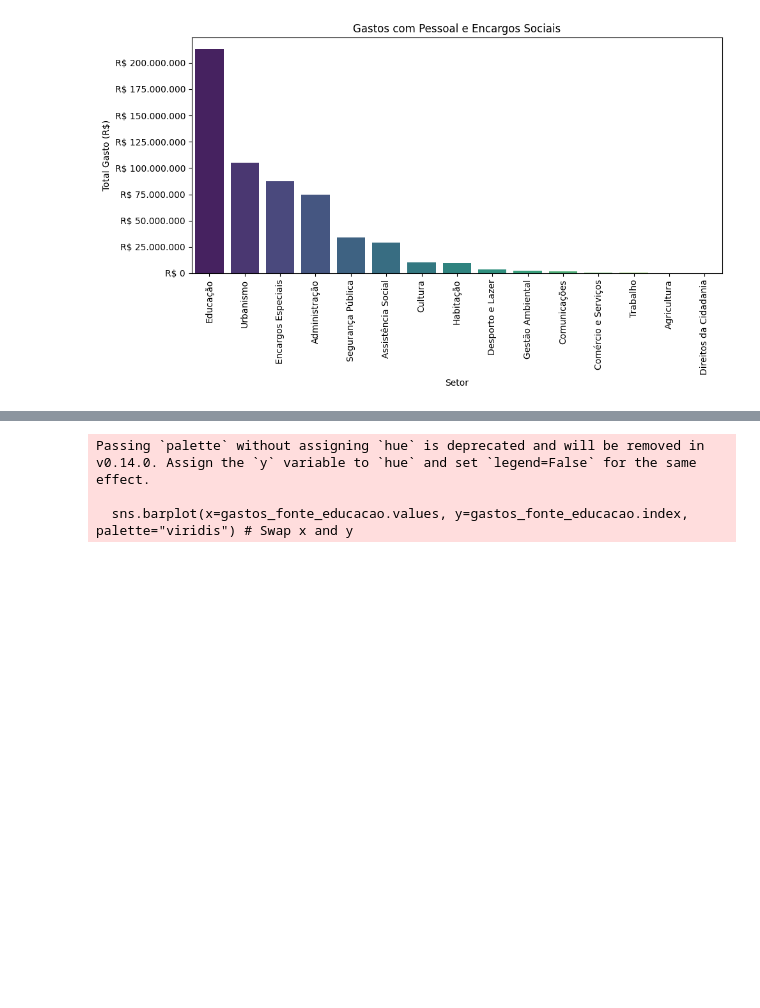
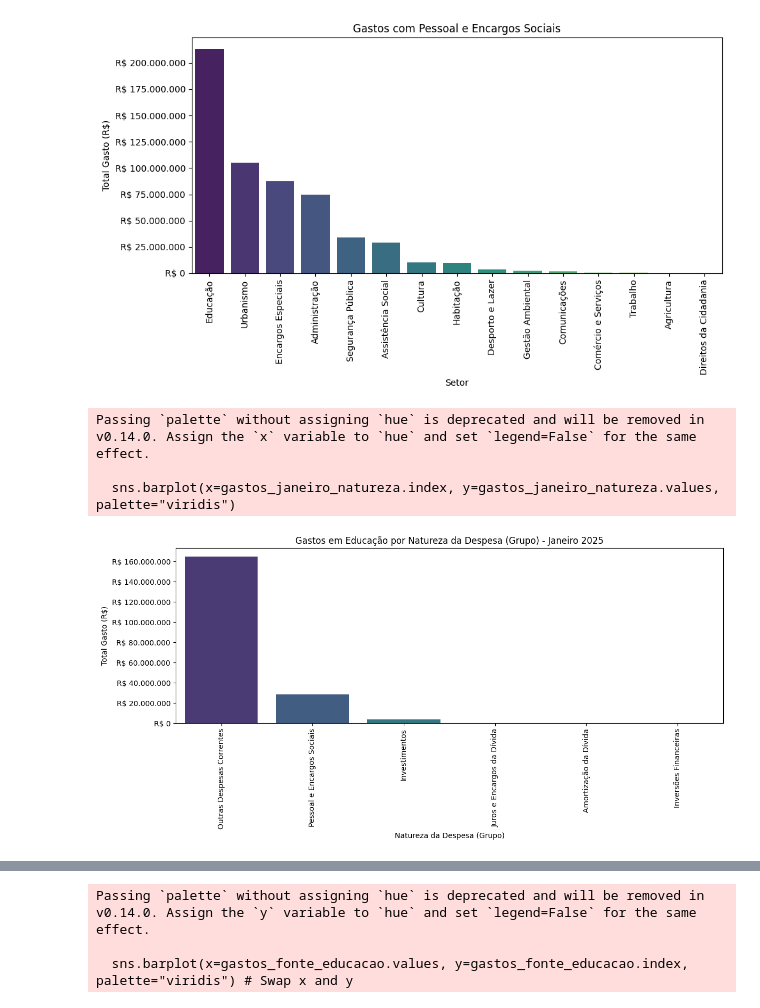
Before and after one commit to inayan60/PersonalPortifolio, a Jupyter notebook: Gastos_Joinville_2025.ipynb, the cells around one changed output, grey strips where cells are left out. Saved outputs shown, nothing was run; the diff lists cells and outputs as text; code cells hidden in the pictures; blank space fills up the shorter version.

```diff
--- a/Gastos_Joinville_2025.ipynb
+++ b/Gastos_Joinville_2025.ipynb
@@ -250,4 +271,31 @@ Passing `palette` without assigning `hue` is deprecated and will be removed in v
 
   sns.barplot(x=gastos_fonte_folha.index, y=gastos_fonte_folha.values, palette="viridis")
 [figure]
+# %%
+import matplotlib.ticker as mticker
+import matplotlib.pyplot as plt
+import seaborn as sns
+
+gastos_edu = df_merged[df_merged['despesa.funcao.denominacao'] == 'Educação']
+gastos_edu_january = gastos_edu[gastos_edu['dataMovimento'].dt.month == 1]
+
+gastos_janeiro_natureza = gastos_edu_january.groupby('naturezaDespesa.grupo.denominacao')['valorMovimento'].sum().sort_values(ascending=False)
+
+plt.figure(figsize=(12, 6))
+sns.barplot(x=gastos_janeiro_natureza.index, y=gastos_janeiro_natureza.values, palette="viridis")
+plt.ylabel("Total Gasto (R$)")
+plt.xlabel("Natureza da Despesa (Grupo)")
+plt.title("Gastos em Educação por Natureza da Despesa (Grupo) - Janeiro 2025")
+plt.xticks(rotation=90)
+
+formatter = mticker.FuncFormatter(lambda x, _: f'R$ {x:,.0f}'.replace(',', '.'))
+plt.gca().yaxis.set_major_formatter(formatter)
+
+plt.tight_layout()
+plt.show()
+# %% [output]
+Passing `palette` without assigning `hue` is deprecated and will be removed in v0.14.0. Assign the `x` variable to `hue` and set `legend=False` for the same effect.
+
+  sns.barplot(x=gastos_janeiro_natureza.index, y=gastos_janeiro_natureza.values, palette="viridis")
+[figure, added]
 # %%
```
Also changed, not shown: parts of 6 cells of this notebook.
